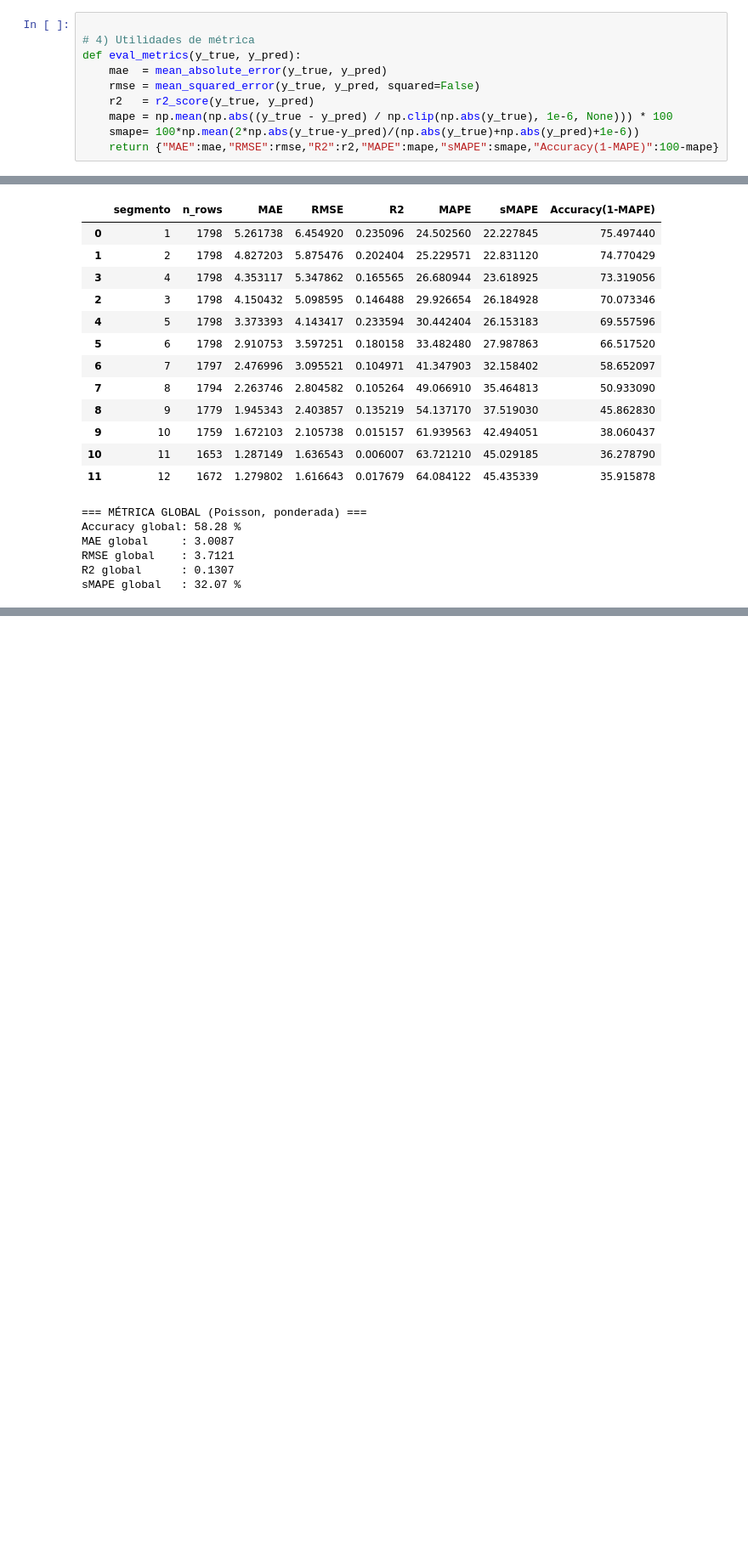
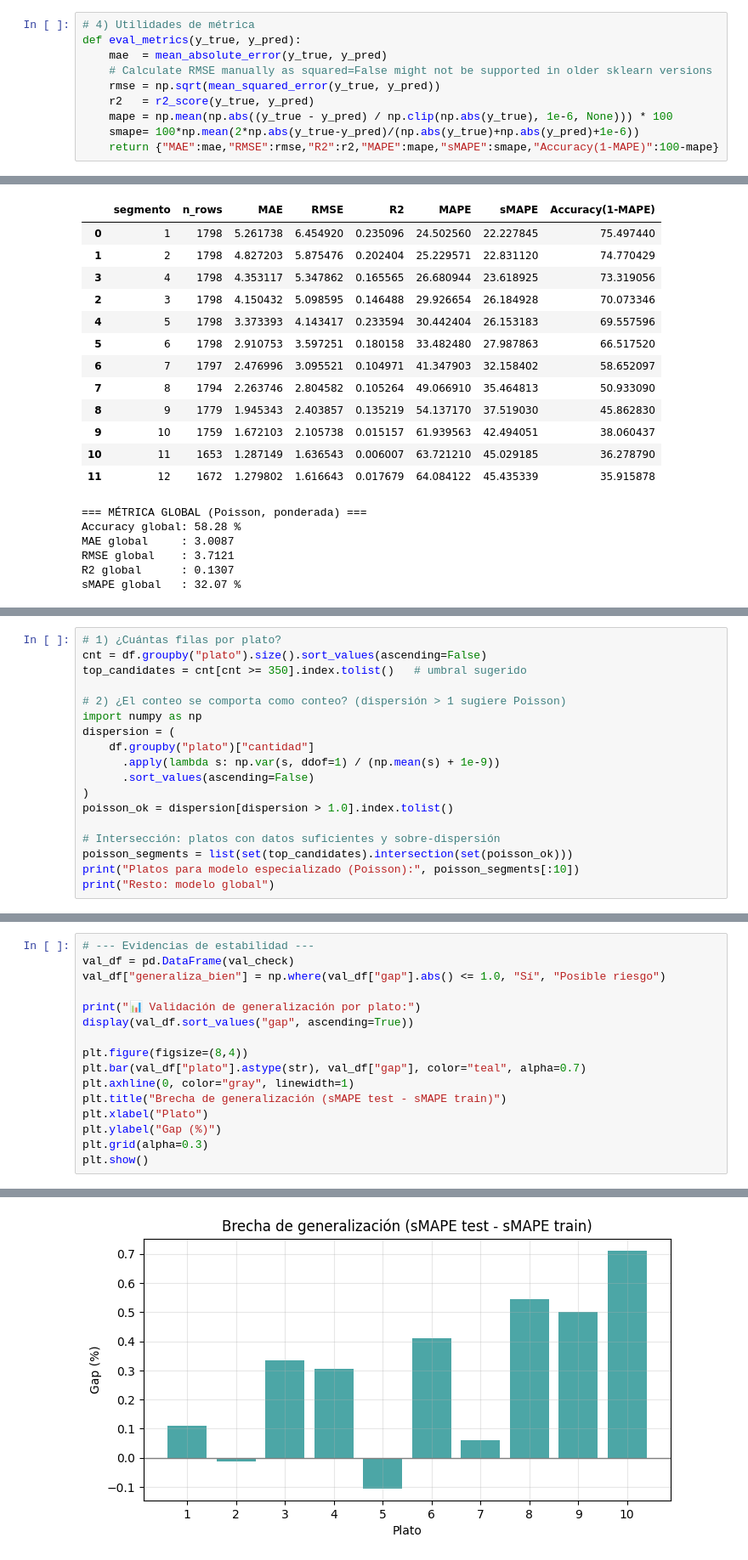
Before and after one commit to joseph7104/-1INF46-Plan_Compras_Produccion, a Jupyter notebook: notebooks/tuning/XGBOOST.ipynb, the cells around one changed output, grey strips where cells are left out. Shown: that part at 85% size. Saved outputs shown, nothing was run; the diff lists cells and outputs as text; blank space fills up the shorter version.

```diff
--- a/notebooks/tuning/XGBOOST.ipynb
+++ b/notebooks/tuning/XGBOOST.ipynb
@@ -196,11 +196,11 @@ plato
 10    1759
 Name: cantidad, dtype: int64
 # %%
-
 # 4) Utilidades de métrica
 def eval_metrics(y_true, y_pred):
     mae  = mean_absolute_error(y_true, y_pred)
-    rmse = mean_squared_error(y_true, y_pred, squared=False)
+    # Calculate RMSE manually as squared=False might not be supported in older sklearn versions
+    rmse = np.sqrt(mean_squared_error(y_true, y_pred))
     r2   = r2_score(y_true, y_pred)
     mape = np.mean(np.abs((y_true - y_pred) / np.clip(np.abs(y_true), 1e-6, None))) * 100
     smape= 100*np.mean(2*np.abs(y_true-y_pred)/(np.abs(y_true)+np.abs(y_pred)+1e-6))
@@ -768,0 +955,18 @@ Comparativa por segmento (Poisson vs Anterior):
+# %%
+# 1) ¿Cuántas filas por plato?
+cnt = df.groupby("plato").size().sort_values(ascending=False)
+top_candidates = cnt[cnt >= 350].index.tolist()   # umbral sugerido
+
+# 2) ¿El conteo se comporta como conteo? (dispersión > 1 sugiere Poisson)
+import numpy as np
+dispersion = (
+    df.groupby("plato")["cantidad"]
+      .apply(lambda s: np.var(s, ddof=1) / (np.mean(s) + 1e-9))
+      .sort_values(ascending=False)
+)
+poisson_ok = dispersion[dispersion > 1.0].index.tolist()
+
+# Intersección: platos con datos suficientes y sobre-dispersión
+poisson_segments = list(set(top_candidates).intersection(set(poisson_ok)))
+print("Platos para modelo especializado (Poisson):", poisson_segments[:10])
+print("Resto: modelo global")
@@ -768,0 +1100,17 @@ Comparativa por segmento (Poisson vs Anterior):
+# %%
+# --- Evidencias de estabilidad ---
+val_df = pd.DataFrame(val_check)
+val_df["generaliza_bien"] = np.where(val_df["gap"].abs() <= 1.0, "Sí", "Posible riesgo")
+
+print("📊 Validación de generalización por plato:")
+display(val_df.sort_values("gap", ascending=True))
+
+plt.figure(figsize=(8,4))
+plt.bar(val_df["plato"].astype(str), val_df["gap"], color="teal", alpha=0.7)
+plt.axhline(0, color="gray", linewidth=1)
+plt.title("Brecha de generalización (sMAPE test - sMAPE train)")
+plt.xlabel("Plato")
+plt.ylabel("Gap (%)")
+plt.grid(alpha=0.3)
+plt.show()
+# %% [output]
@@ -768,0 +1129 @@ Comparativa por segmento (Poisson vs Anterior):
+[figure, added]
```
Also changed, not shown: parts of 16 cells of this notebook.
